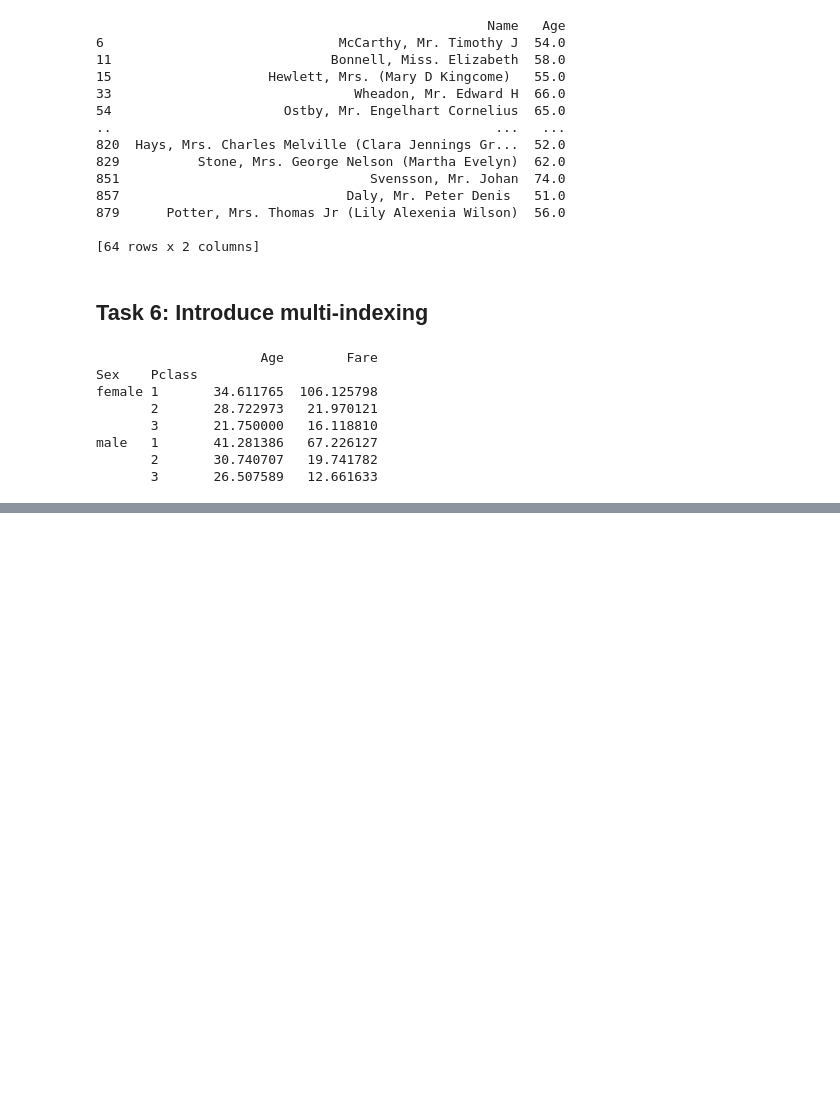
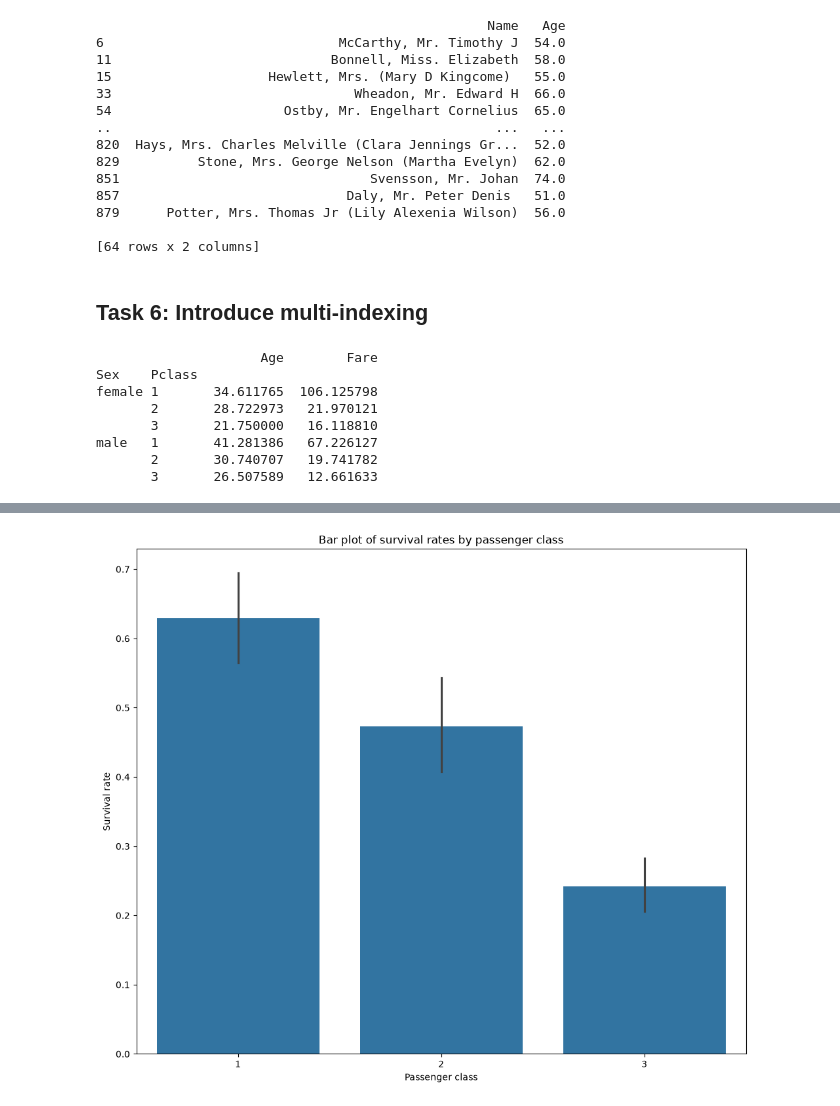
Before and after one commit to Yvesangwa/AI_labs, a Jupyter notebook: Lesson_5_EDA_project/Lesson_5_EDA_project.ipynb, the cells around one changed output, grey strips where cells are left out. Cells and saved outputs as stored; diff of their text form; code cells hidden in the pictures; blank space fills up the shorter version.

```diff
--- a/Lesson_5_EDA_project/Lesson_5_EDA_project.ipynb
+++ b/Lesson_5_EDA_project/Lesson_5_EDA_project.ipynb
@@ -300 +300,11 @@ plt.show()
+# %%
+# Create a bar plot of survival rates by passenger class
+plt.figure(figsize=(12,10))
+sns.barplot(data=titanic_data, x="Pclass", y="Survived")
+plt.title("Bar plot of survival rates by passenger class")
+plt.xlabel("Passenger class")
+plt.ylabel("Survival rate")
+plt.show()
+# %% [output]
+[figure, added]
 # %%
```
Also changed, not shown: parts of 3 cells of this notebook.
